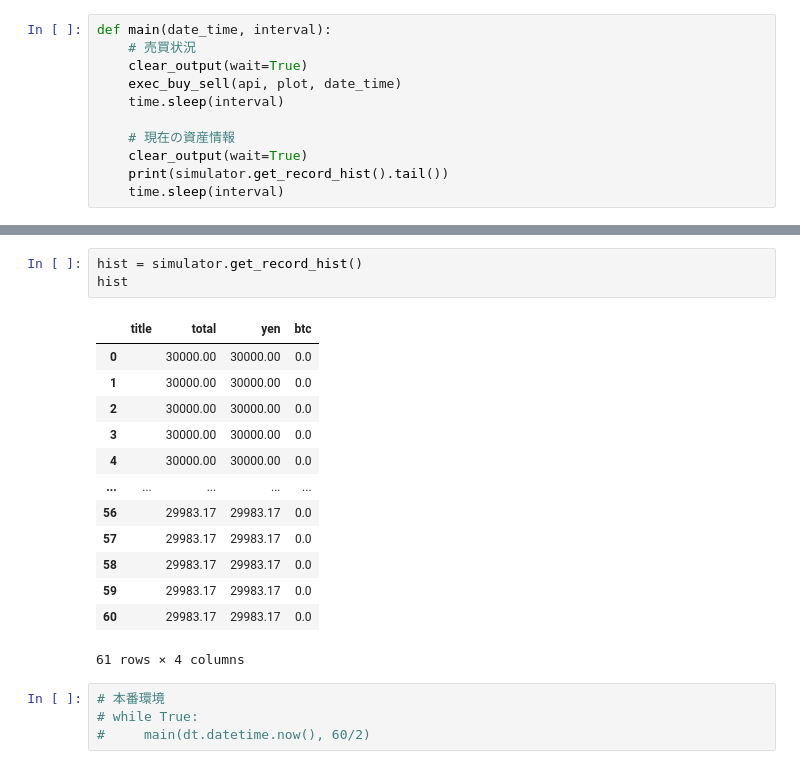
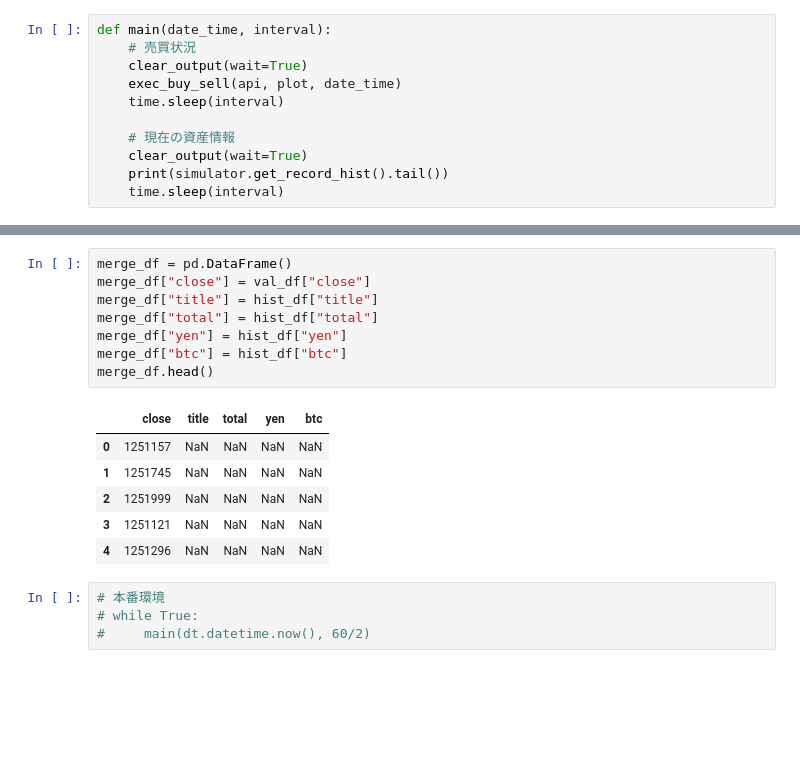
Before and after one commit to nmrmasakazu/crypt-currency-trader, a Jupyter notebook: src/main.ipynb, the cells around one changed output, grey strips where cells are left out. Saved outputs shown, nothing was run; the diff lists cells and outputs as text; blank space fills up the shorter version.

```diff
--- a/src/main.ipynb
+++ b/src/main.ipynb
@@ -47,20 +49,18 @@ exec_buy_sell(api, plot, date_now)
-# %%
-hist = simulator.get_record_hist()
-hist
-# %% [output]
-|  | title | total | yen | btc |
-| 0 |  | 30000.00 | 30000.00 | 0.0 |
-| 1 |  | 30000.00 | 30000.00 | 0.0 |
-| 2 |  | 30000.00 | 30000.00 | 0.0 |
-| 3 |  | 30000.00 | 30000.00 | 0.0 |
-| 4 |  | 30000.00 | 30000.00 | 0.0 |
-| ... | ... | ... | ... | ... |
-| 56 |  | 29983.17 | 29983.17 | 0.0 |
-| 57 |  | 29983.17 | 29983.17 | 0.0 |
-| 58 |  | 29983.17 | 29983.17 | 0.0 |
-| 59 |  | 29983.17 | 29983.17 | 0.0 |
-| 60 |  | 29983.17 | 29983.17 | 0.0 |
-61 rows × 4 columns
+# %%
+merge_df = pd.DataFrame()
+merge_df["close"] = val_df["close"]
+merge_df["title"] = hist_df["title"]
+merge_df["total"] = hist_df["total"]
+merge_df["yen"] = hist_df["yen"]
+merge_df["btc"] = hist_df["btc"]
+merge_df.head()
+# %% [output]
+|  | close | title | total | yen | btc |
+| 0 | 1251157 | NaN | NaN | NaN | NaN |
+| 1 | 1251745 | NaN | NaN | NaN | NaN |
+| 2 | 1251999 | NaN | NaN | NaN | NaN |
+| 3 | 1251121 | NaN | NaN | NaN | NaN |
+| 4 | 1251296 | NaN | NaN | NaN | NaN |
 # %%
 # 本番環境
 # while True:
```
Also changed, not shown: parts of 5 cells of this notebook, 4 other files.
